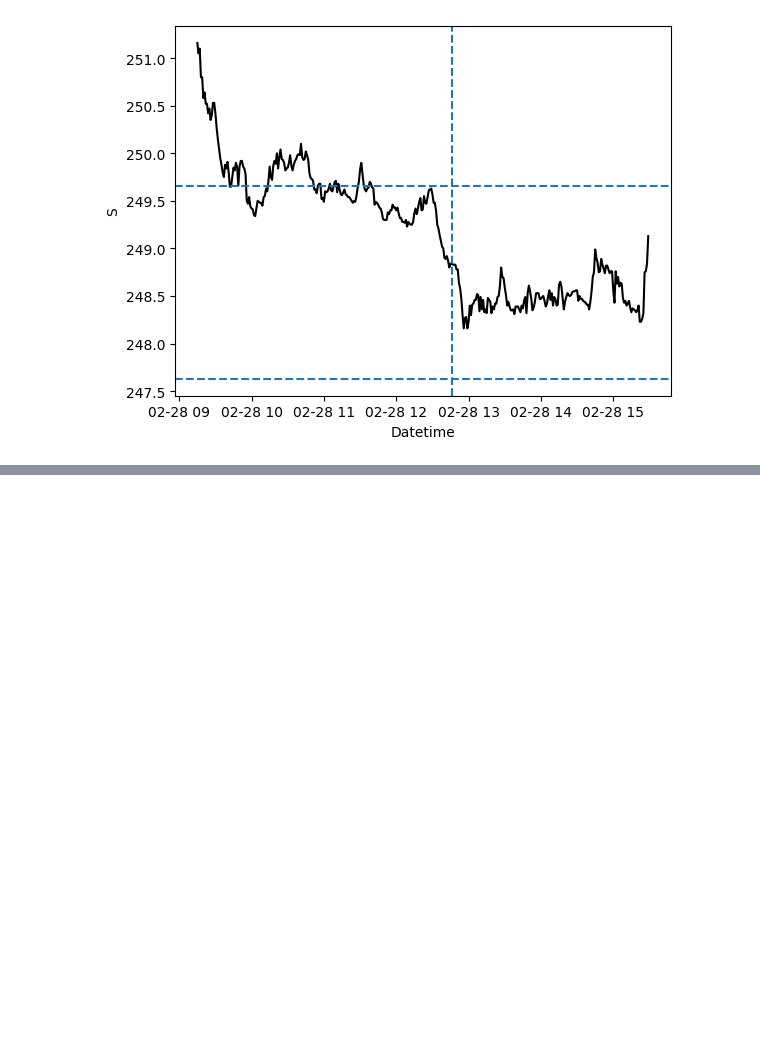
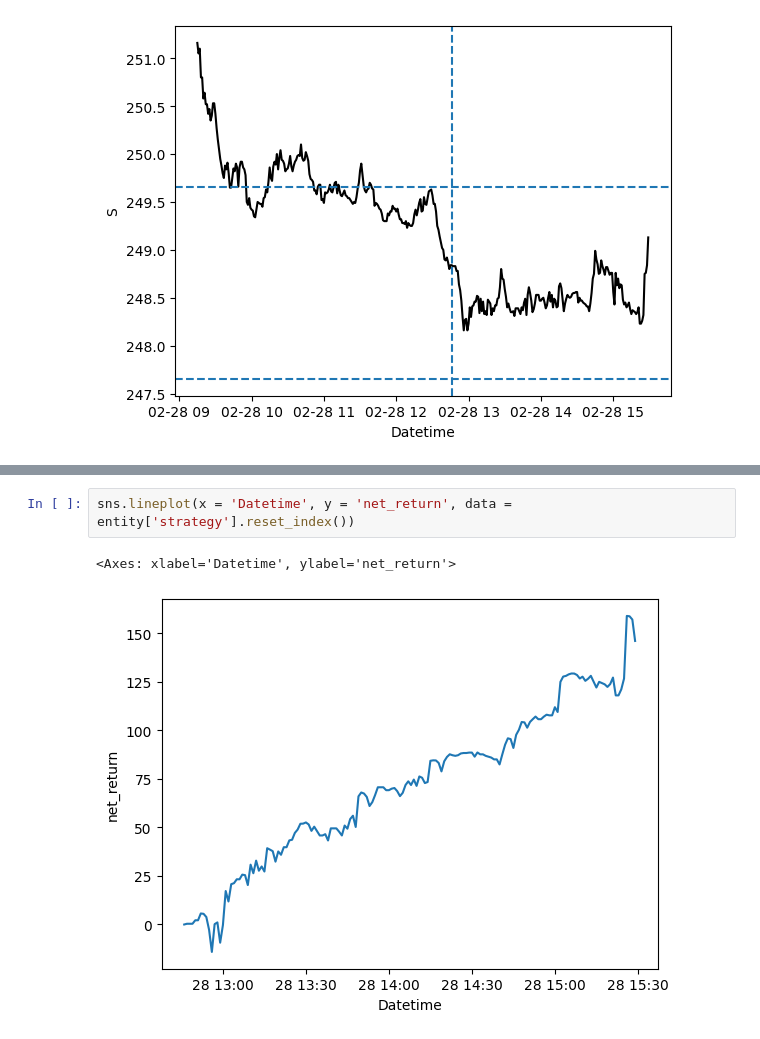
Before and after one commit to vkthakur90/AI_Applications, a Jupyter notebook: Performace_Enhanced_Auto_Regreesion_v2.ipynb, the cells around one changed output, grey strips where cells are left out. Saved outputs shown, nothing was run; the diff lists cells and outputs as text; blank space fills up the shorter version.

```diff
--- a/Performace_Enhanced_Auto_Regreesion_v2.ipynb
+++ b/Performace_Enhanced_Auto_Regreesion_v2.ipynb
@@ -372,3 +377,8 @@ sns.lineplot(x = 'Datetime', y = 'net_short_portfolio', data = entity['strategy'
+# %%
+sns.lineplot(x = 'Datetime', y = 'net_return', data = entity['strategy'].reset_index())
+# %% [output]
+<Axes: xlabel='Datetime', ylabel='net_return'>
+[figure, added]
 # %%
 plt.stem(entity['strategy'].index, entity['strategy']['delta_long_units'])
 # %% [output]
```
Also changed, not shown: parts of 13 cells of this notebook.
